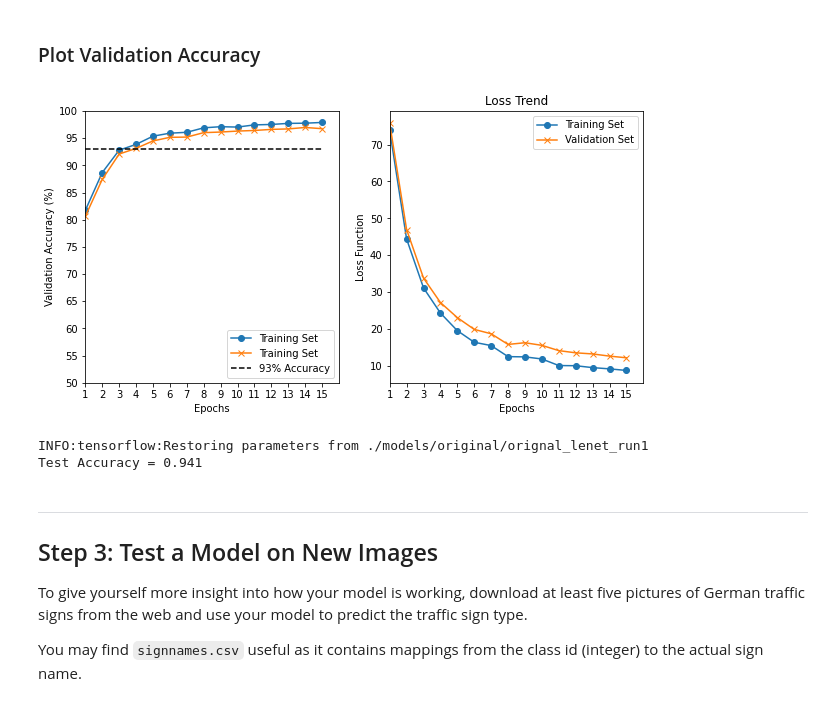
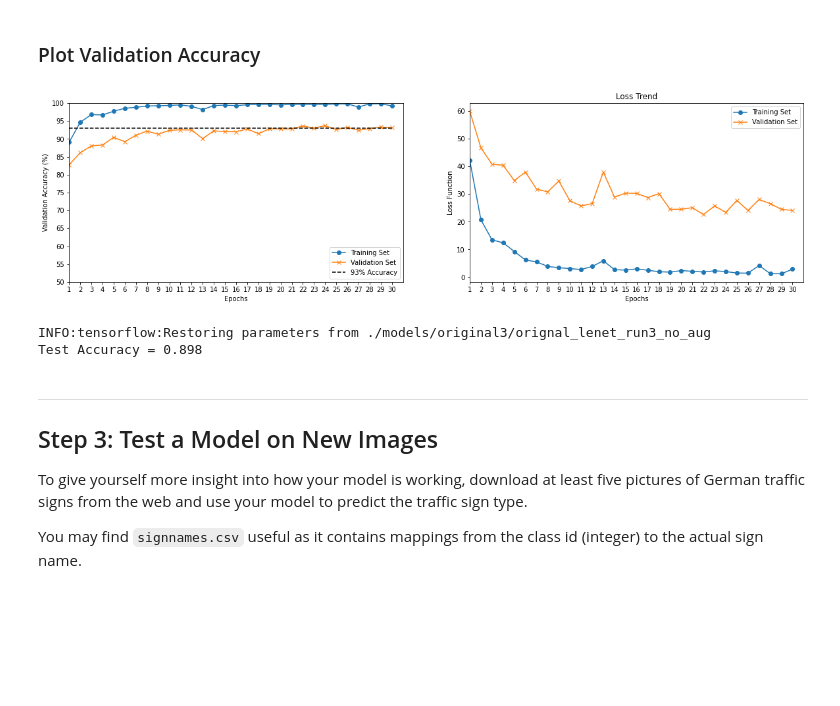
Before and after one commit to 28licaris/CarND-Traffic-Sign-Classifier, a Jupyter notebook: Traffic_Sign_Classifier.ipynb, the cells around one changed output. Cells and saved outputs as stored; diff of their text form; code cells hidden in the pictures; blank space fills up the shorter version.

```diff
--- a/Traffic_Sign_Classifier.ipynb
+++ b/Traffic_Sign_Classifier.ipynb
@@ -607,7 +576,7 @@ def LeNet(x):
     # Arguments used for tf.truncated_normal, randomly defines variables for the weights and biases for each layer
     mu = 0
     sigma = 0.1
-    print(x.shape)
+
     # TODO: Layer 1: Convolutional. Input = 32x32x1. Output = 28x28x20.
     conv1_W = tf.Variable(tf.truncated_normal(shape=(5, 5, 1, 6), mean = mu, stddev = sigma))
     conv1_b = tf.Variable(tf.zeros(6))
@@ -615,7 +584,6 @@ def LeNet(x):
 
     # TODO: Activation.
     conv1 = tf.nn.relu(conv1, name='convolution0')
-
 
     # TODO: Pooling. Input = 28x28x20. Output = 14x14x20.
     conv1 = tf.nn.max_pool(conv1, ksize=[1, 2, 2, 1], strides=[1, 2, 2, 1], padding='VALID', name='convolution1')
@@ -627,7 +595,6 @@ def LeNet(x):
 
     # TODO: Activation.
     conv2 = tf.nn.relu(conv2, name='convolution2')
-
 
     # TODO: Pooling. Input = 10x10x16. Output = 5x5x16.
     conv2 = tf.nn.max_pool(conv2, ksize=[1, 2, 2, 1], strides=[1, 2, 2, 1], padding='VALID', name='convolution3')
@@ -642,7 +609,7 @@ def LeNet(x):
 
     # TODO: Activation.
     fc1 = tf.nn.relu(fc1)
-    fc1 = tf.nn.dropout(fc1, keep_prob)
+    #fc1 = tf.nn.dropout(fc1, keep_prob)
 
     # TODO: Layer 4: Fully Connected. Input = 120. Output = 84.
     fc2_W  = tf.Variable(tf.truncated_normal(shape=(120, 84), mean = mu, stddev = sigma))
@@ -651,7 +618,7 @@ def LeNet(x):
 
     # TODO: Activation.
     fc2 = tf.nn.relu(fc2)
-    fc2 = tf.nn.dropout(fc2, keep_prob)
+    #fc2 = tf.nn.dropout(fc2, keep_prob)
 
     # TODO: Layer 5: Fully Connected. Input = 84. Output = 10.
     fc3_W  = tf.Variable(tf.truncated_normal(shape=(84, 43), mean = mu, stddev = sigma))
@@ -824,7 +757,7 @@ from tqdm import tqdm
 import json
 
 # HYPERPARAMETERS
-EPOCHS = 15
+EPOCHS = 30
 BATCH_SIZE = 100
 L_RATE = 0.0009
 BETA = 0.001 # Used for L2 Normilization (prevent overfitting)
@@ -840,11 +773,8 @@ hyper_p['BATCH_SIZE'] = BATCH_SIZE
 hyper_p['L_RATE'] = L_RATE
 hyper_p['BETA'] = BETA
 
-model_str = 'orignal_lenet_run1'
+model_str = 'original3/orignal_lenet_run3_no_aug'
 
-
-# Get randomized datasets for training and validation
-x_train, x_valid, y_train, y_valid = train_test_split(x_train, y_train, test_size=0.05, random_state=832289)
 
 logits, L2_norm = LeNet(x)
 cross_entropy = tf.nn.softmax_cross_entropy_with_logits(labels=one_hot_y, logits=logits)
@@ -856,18 +786,6 @@ correct_prediction = tf.equal(tf.argmax(logits, 1), tf.argmax(one_hot_y, 1))
 accuracy_operation = tf.reduce_mean(tf.cast(correct_prediction, tf.float32))
 saver = tf.train.Saver()
 
-def evaluate(x_data, y_data, prob=1.0):
-    num_examples = len(x_data)
-    n_batches = math.ceil(num_examples/BATCH_SIZE)
-    total_accuracy = 0
-    total_loss = 0
-    sess = tf.get_default_session()
-    for offset in range(0, num_examples, BATCH_SIZE):
-        batch_x, batch_y = x_data[offset:offset+BATCH_SIZE], y_data[offset:offset+BATCH_SIZE]
-        loss, accuracy = sess.run([loss_operation, accuracy_operation], feed_dict={x: batch_x, y: batch_y, keep_prob: prob})
-        total_accuracy += (accuracy * len(batch_x))
-        total_loss += (loss * len(batch_x))
-    return (total_loss / num_examples, total_accuracy / num_examples)
 
 training_accuracy = []
 training_loss = []
@@ -902,8 +820,13 @@ with tf.Session() as sess:
         print("Validation Loss = {:.3f}".format(valid_loss))
         print()
 
-    saver.save(sess, './models/original/' + model_str)
-    with open('./models/original/' + model_str + '.log', 'w') as file:
+    saver.save(sess, './models/' + model_str)
+
+    hyper_p['Training Accuracy'] = train_accuracy
+    hyper_p['Training Loss'] = train_loss
+    hyper_p['Validation Accuracy'] = valid_accuracy
+    hyper_p['Validation Loss'] = valid_loss
+    with open('./models/' + model_str + '.log', 'w') as file:
         file.write(json.dumps(hyper_p))
     print("Model saved")
     print("Training Complete")
@@ -964,42 +891,43 @@ Validation Loss = 0.156
 # %% [markdown]
 ### Plot Validation Accuracy
 # %%
-plt.figure(figsize = (10,5))
+plt.figure(figsize = (20,5))
 
 plt.subplot(1,2,1)
 plt.plot(range(1, EPOCHS+1), training_accuracy, '-o', label='Training Set')
-plt.plot(range(1, EPOCHS+1), validation_accuracy, '-x', label='Training Set')
+plt.plot(range(1, EPOCHS+1), validation_accuracy, '-x', label='Validation Set')
 plt.plot(range(1,EPOCHS+1), [93]*EPOCHS, '--k', label = '93% Accuracy')
 plt.xlabel('Epochs')
 plt.ylabel('Validation Accuracy (%)')
 plt.ylim(50, 100)
 plt.xlim(1, EPOCHS+1)
 plt.xticks(np.arange(1, EPOCHS+1, 1))
 plt.yticks(np.arange(50,105,5))
 plt.legend(loc='lower right')
 
 plt.subplot(1,2,2)
 plt.plot(range(1, EPOCHS+1), training_loss, '-o', label = 'Training Set')
 plt.plot(range(1, EPOCHS+1), validation_loss, '-x', label = 'Validation Set')
 plt.xlabel('Epochs')
 plt.ylabel('Loss Function')
 plt.xlim(1, EPOCHS+1)
 plt.xticks(np.arange(1, EPOCHS+1, 1))
 plt.title('Loss Trend')
 plt.legend(loc = 'upper right')
 plt.show()
 # %% [output]
-[figure, old version]
+[figure, new version]
 # %%
+
 # Evaluate model
 with tf.Session() as sess:
-    saver.restore(sess, tf.train.latest_checkpoint('./models/original/'))
+    saver.restore(sess, tf.train.latest_checkpoint('./models/original3/'))
 
     test_loss, test_accuracy = evaluate(x_test, y_test)
     print("Test Accuracy = {:.3f}".format(test_accuracy))
 # %% [output]
-INFO:tensorflow:Restoring parameters from ./models/original/orignal_lenet_run1
-Test Accuracy = 0.941
+INFO:tensorflow:Restoring parameters from ./models/original3/orignal_lenet_run3_no_aug
+Test Accuracy = 0.898
 # %% [markdown]
 ---
 
```
Also changed, not shown: parts of 17 cells of this notebook.
